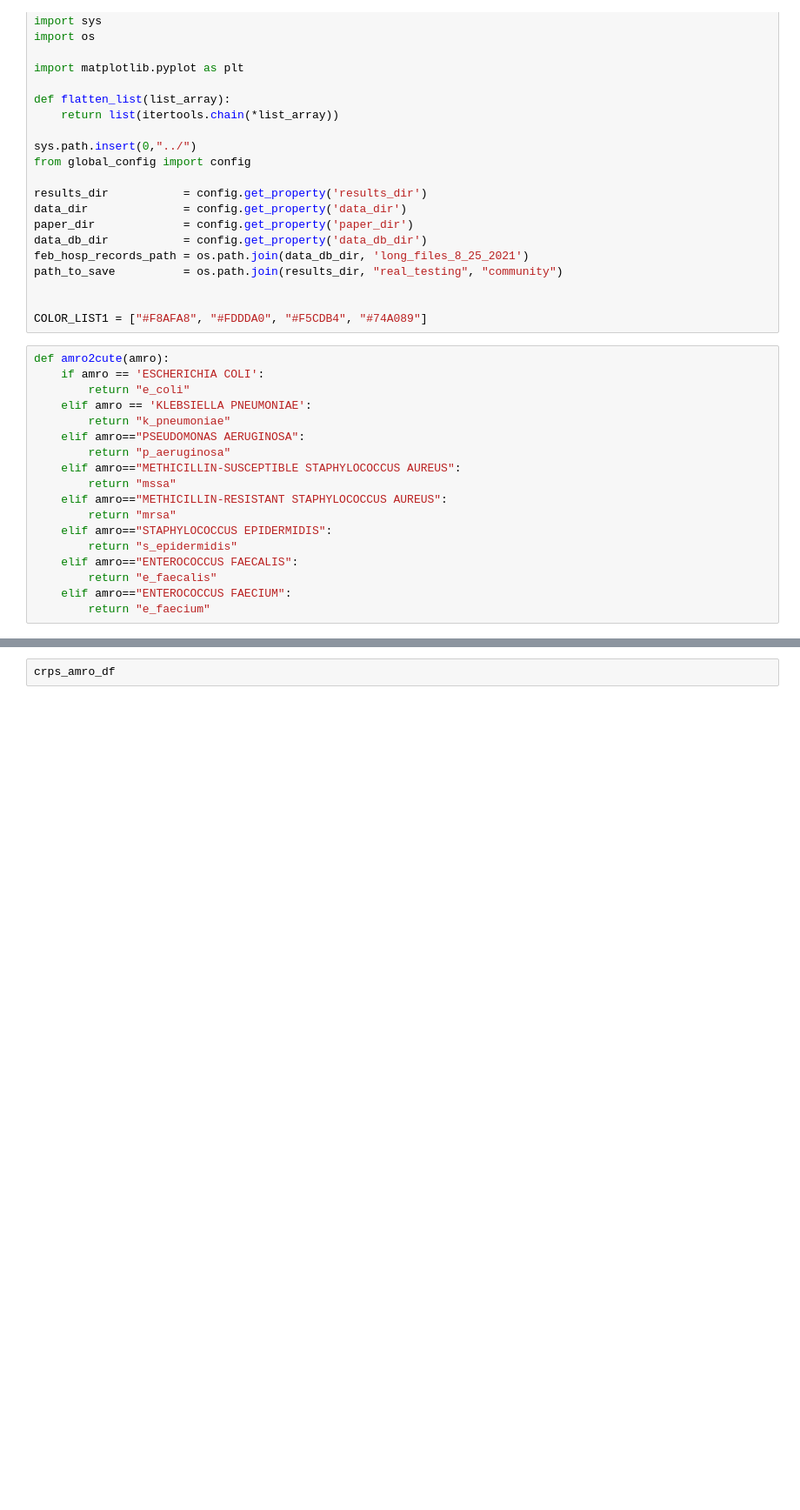
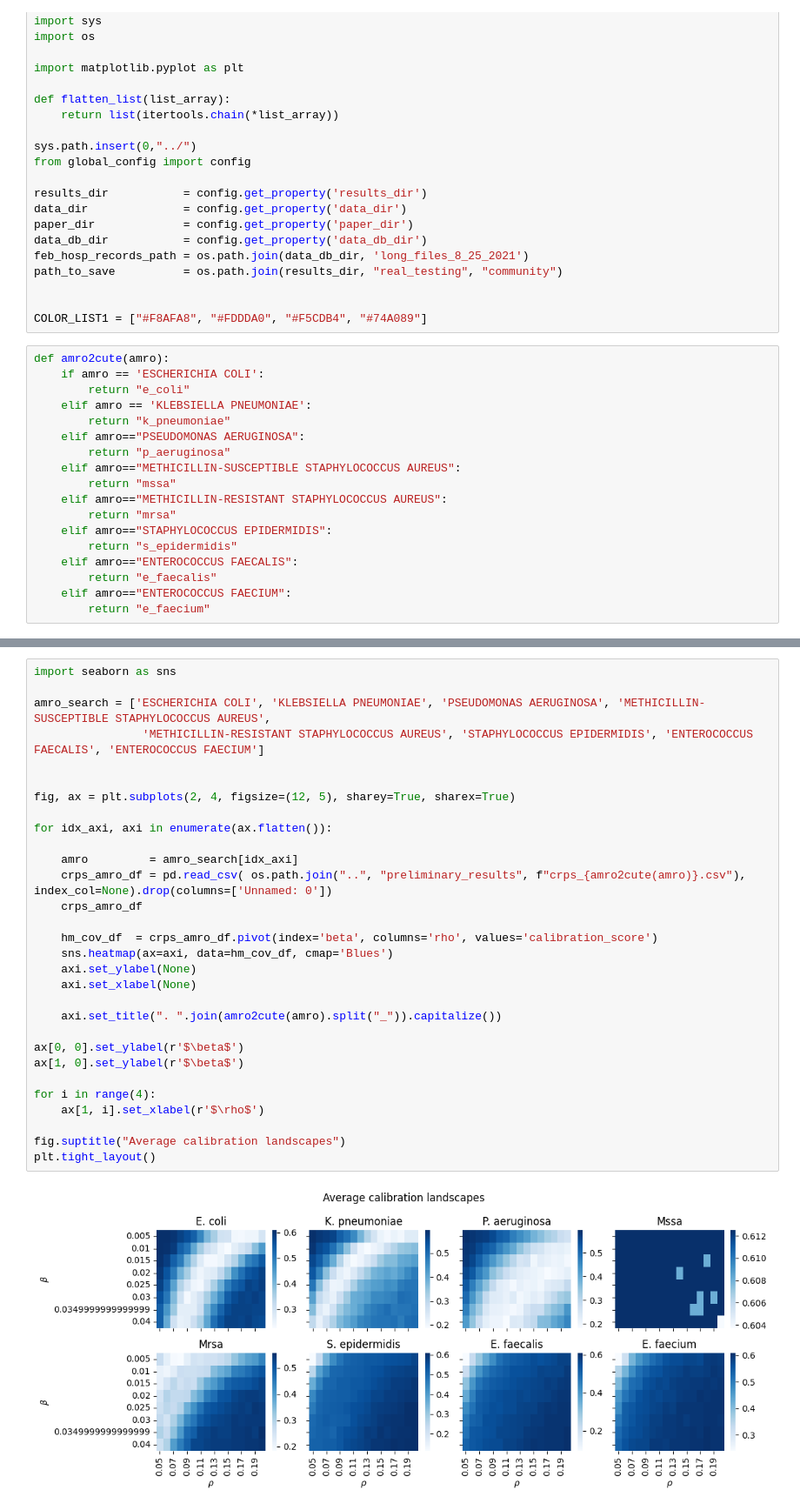
Before and after one commit to ChaosDonkey06/AMR_ABM2, a Jupyter notebook: abm/plot_grid_search.ipynb, the cells around one changed output, grey strips where cells are left out. Shown at 87% size. Saved outputs shown, nothing was run; the diff lists cells and outputs as text; blank space fills up the shorter version.

```diff
--- a/abm/plot_grid_search.ipynb
+++ b/abm/plot_grid_search.ipynb
@@ -65,2 +79,32 @@ sns.heatmap(ax=ax[1], data=hm_cov_df,  cmap='Blues')
-# %%
-crps_amro_df
+# %%
+import seaborn as sns
+
+amro_search = ['ESCHERICHIA COLI', 'KLEBSIELLA PNEUMONIAE', 'PSEUDOMONAS AERUGINOSA', 'METHICILLIN-SUSCEPTIBLE STAPHYLOCOCCUS AUREUS',
+                'METHICILLIN-RESISTANT STAPHYLOCOCCUS AUREUS', 'STAPHYLOCOCCUS EPIDERMIDIS', 'ENTEROCOCCUS FAECALIS', 'ENTEROCOCCUS FAECIUM']
+
+
+fig, ax = plt.subplots(2, 4, figsize=(12, 5), sharey=True, sharex=True)
+
+for idx_axi, axi in enumerate(ax.flatten()):
+
+    amro         = amro_search[idx_axi]
+    crps_amro_df = pd.read_csv( os.path.join("..", "preliminary_results", f"crps_{amro2cute(amro)}.csv"), index_col=None).drop(columns=['Unnamed: 0'])
+    crps_amro_df
+
+    hm_cov_df  = crps_amro_df.pivot(index='beta', columns='rho', values='calibration_score')
+    sns.heatmap(ax=axi, data=hm_cov_df, cmap='Blues')
+    axi.set_ylabel(None)
+    axi.set_xlabel(None)
+
+    axi.set_title(". ".join(amro2cute(amro).split("_")).capitalize())
+
+ax[0, 0].set_ylabel(r'$\beta$')
+ax[1, 0].set_ylabel(r'$\beta$')
+
+for i in range(4):
+    ax[1, i].set_xlabel(r'$\rho$')
+
+fig.suptitle("Average calibration landscapes")
+plt.tight_layout()
+# %% [output]
+[figure, added]
```
Also changed, not shown: parts of 2 cells of this notebook, 5 other files.
